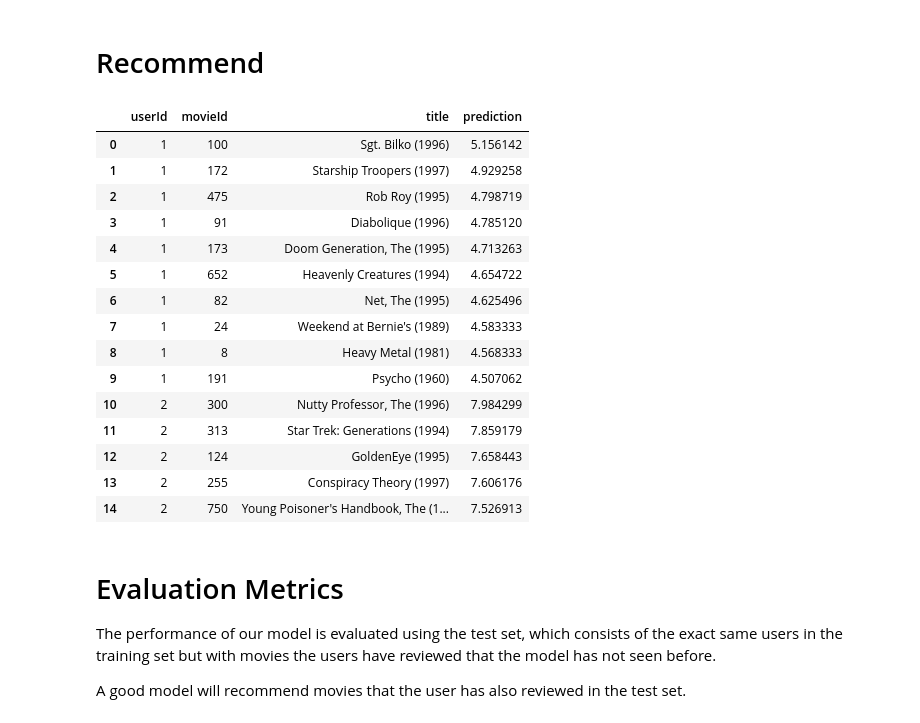
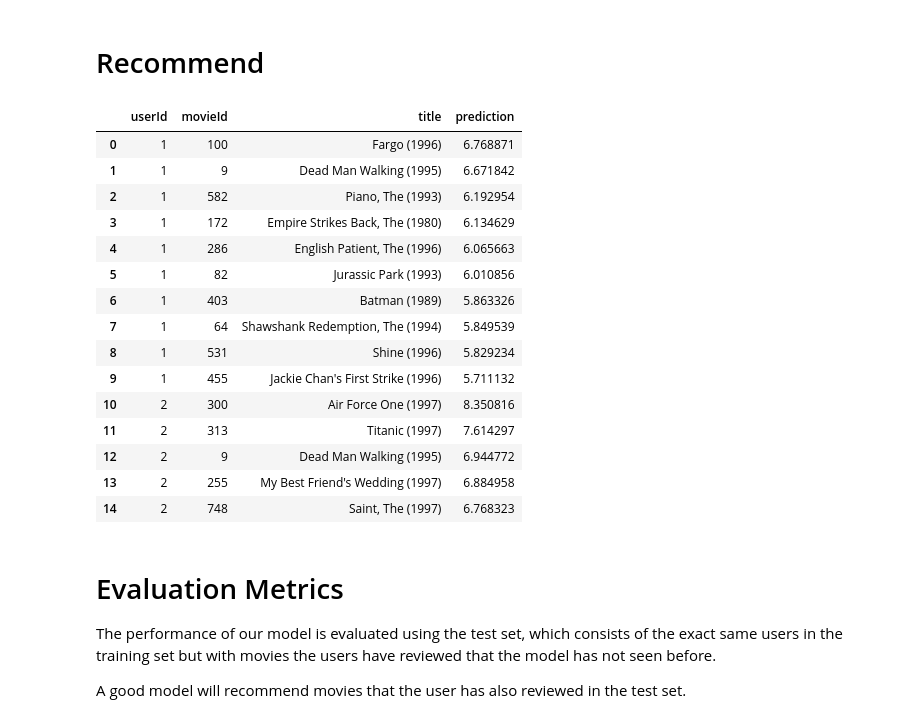
Before and after one commit to nlp-nathan/better_than_netflix_movie_recommender, a Jupyter notebook: notebooks/LightGCN.ipynb, the cells around one changed output. Drawn from its saved outputs; the diff is of its cells as text; code cells hidden in the pictures.

```diff
--- a/notebooks/LightGCN.ipynb
+++ b/notebooks/LightGCN.ipynb
@@ -40,7 +38,7 @@ In preparation of the data for LightGCN, we must:
 The data we use is the benchmark MovieLens 100K Dataset, with 100k ratings, 1000 users, and 1700 movies.
 # %%
 url = 'http://files.grouplens.org/datasets/movielens/ml-100k/u.data'
-fp = os.path.join('data', 'ml-100k.data')
+fp = os.path.join('..', 'data', 'ml-100k.data')
 r = requests.get(url, stream=True)
 block_size = 1024
 total_size = int(r.headers.get('content-length', 0))
@@ -48,6 +46,8 @@ num_iterables = math.ceil(total_size / block_size)
 
 # Download if not already downloaded.
 if not os.path.exists(fp):
+    dir, name = os.path.split(fp)
+    os.makedirs(dir)
     with open(fp, "wb") as file:
         for data in tqdm(
             r.iter_content(block_size), total=num_iterables, unit="KB", unit_scale=True
@@ -73,7 +73,7 @@ Shape: (100000, 4)
 # %%
 # Download movie titles.
 url = 'https://files.grouplens.org/datasets/movielens/ml-100k/u.item'
-fp = os.path.join('data', 'ml-100k.item')
+fp = os.path.join('..', 'data', 'ml-100k.item')
 r = requests.get(url, stream=True)
 block_size = 1024
 total_size = int(r.headers.get('content-length', 0))
@@ -86,6 +86,7 @@ if not os.path.exists(fp):
             r.iter_content(block_size), total=num_iterables, unit='KB', unit_scale=True
         ):
             file.write(data)
+
 movie_titles = pd.read_csv(fp, sep='|', names=['movieId', 'title'], usecols = range(2), encoding='iso-8859-1')
 print(f'Shape: {movie_titles.shape}')
 movie_titles.sample(10, random_state=123)
@@ -316,13 +317,8 @@ class LightGCN(tf.keras.Model):
         # Calculate the scores.
         new_user_embed, new_item_embed = model(self.user_embedding, self.item_embedding)
         user_embed = tf.nn.embedding_lookup(new_user_embed, users)
-        pos_items = range(self.n_items)
-        pos_item_embed= tf.nn.embedding_lookup(new_item_embed, pos_items)
-        test_scores = []  # delete maybe
-        scores = tf.matmul(user_embed, pos_item_embed, transpose_a=False, transpose_b=True)
-        test_scores.append(np.array(scores))  # delete maybe
-        # test_scores = np.array(test_scores)  # uncomment
-        test_scores = np.concatenate(test_scores, axis=0)
+        test_scores = tf.matmul(user_embed, new_item_embed, transpose_a=False, transpose_b=True)
+        test_scores = np.array(test_scores)
 
         # Remove movies already seen.
         test_scores += R.tocsr()[users, :] * -np.inf
@@ -339,11 +335,9 @@ class LightGCN(tf.keras.Model):
         # Create Dataframe with recommended movies.
         topk_scores = pd.DataFrame(
             {
-                "userId": np.repeat(
-                    test["userId"].drop_duplicates().values, top_items.shape[1]
-                ),
-                "movieId": [id2item[item] for item in top_items.flatten()],
-                "prediction": top_scores.flatten(),
+                'userId': np.repeat(users, top_items.shape[1]),
+                'movieId': top_items.flatten(),
+                'prediction': top_scores.flatten(),
             }
         )
 
@@ -353,12 +347,12 @@ class LightGCN(tf.keras.Model):
 
 For training, we batch a number of users from the training set and sample a single positive item (movie that has been reviewed) and a single negative item (movie that has not been reviewed) for each user.
 # %%
-N_LAYERS = 3
+N_LAYERS = 10
 EMBED_DIM = 64
 DECAY = 0.0001
-EPOCHS = 50
+EPOCHS = 200
 BATCH_SIZE = 1024
-LEARNING_RATE = 5e-3
+LEARNING_RATE = 1e-2
 
 # We expect this # of parameters in our model.
 print(f'Parameters: {EMBED_DIM * (n_users + n_movies)}')
@@ -467,29 +462,30 @@ Epoch 50/50
 # %%
 # Convert test user ids to the new ids
 users = np.array([user2id[x] for x in test['userId'].unique()])
 
 recommendations = model.recommend(users, k=10)
+recommendations = recommendations.replace({'userId': id2user, 'movieId': id2item})
 recommendations = recommendations.merge(
-    movie_titles.replace({'movieId': item2id}), how='left', on='movieId'
+    movie_titles, how='left', on='movieId'
 )[['userId', 'movieId', 'title', 'prediction']]
 recommendations.head(15)
 # %% [output]
 |  | userId | movieId | title | prediction |
-| 0 | 1 | 100 | Sgt. Bilko (1996) | 5.156142 |
-| 1 | 1 | 172 | Starship Troopers (1997) | 4.929258 |
-| 2 | 1 | 475 | Rob Roy (1995) | 4.798719 |
-| 3 | 1 | 91 | Diabolique (1996) | 4.785120 |
-| 4 | 1 | 173 | Doom Generation, The (1995) | 4.713263 |
-| 5 | 1 | 652 | Heavenly Creatures (1994) | 4.654722 |
-| 6 | 1 | 82 | Net, The (1995) | 4.625496 |
-| 7 | 1 | 24 | Weekend at Bernie's (1989) | 4.583333 |
-| 8 | 1 | 8 | Heavy Metal (1981) | 4.568333 |
-| 9 | 1 | 191 | Psycho (1960) | 4.507062 |
-| 10 | 2 | 300 | Nutty Professor, The (1996) | 7.984299 |
-| 11 | 2 | 313 | Star Trek: Generations (1994) | 7.859179 |
-| 12 | 2 | 124 | GoldenEye (1995) | 7.658443 |
-| 13 | 2 | 255 | Conspiracy Theory (1997) | 7.606176 |
-| 14 | 2 | 750 | Young Poisoner's Handbook, The (1... | 7.526913 |
+| 0 | 1 | 100 | Fargo (1996) | 6.768871 |
+| 1 | 1 | 9 | Dead Man Walking (1995) | 6.671842 |
+| 2 | 1 | 582 | Piano, The (1993) | 6.192954 |
+| 3 | 1 | 172 | Empire Strikes Back, The (1980) | 6.134629 |
+| 4 | 1 | 286 | English Patient, The (1996) | 6.065663 |
+| 5 | 1 | 82 | Jurassic Park (1993) | 6.010856 |
+| 6 | 1 | 403 | Batman (1989) | 5.863326 |
+| 7 | 1 | 64 | Shawshank Redemption, The (1994) | 5.849539 |
+| 8 | 1 | 531 | Shine (1996) | 5.829234 |
+| 9 | 1 | 455 | Jackie Chan's First Strike (1996) | 5.711132 |
+| 10 | 2 | 300 | Air Force One (1997) | 8.350816 |
+| 11 | 2 | 313 | Titanic (1997) | 7.614297 |
+| 12 | 2 | 9 | Dead Man Walking (1995) | 6.944772 |
+| 13 | 2 | 255 | My Best Friend's Wedding (1997) | 6.884958 |
+| 14 | 2 | 748 | Saint, The (1997) | 6.768323 |
 # %% [markdown]
 # Evaluation Metrics
 
```
Also changed, not shown: parts of 14 cells of this notebook.
